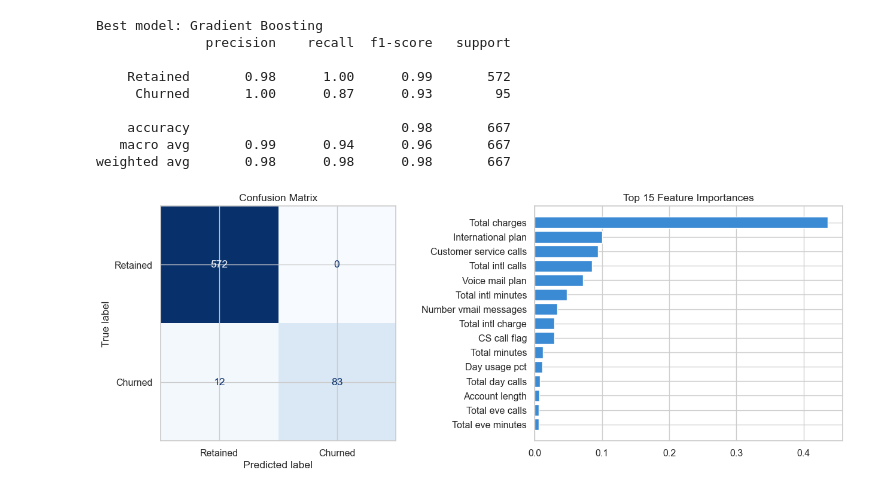
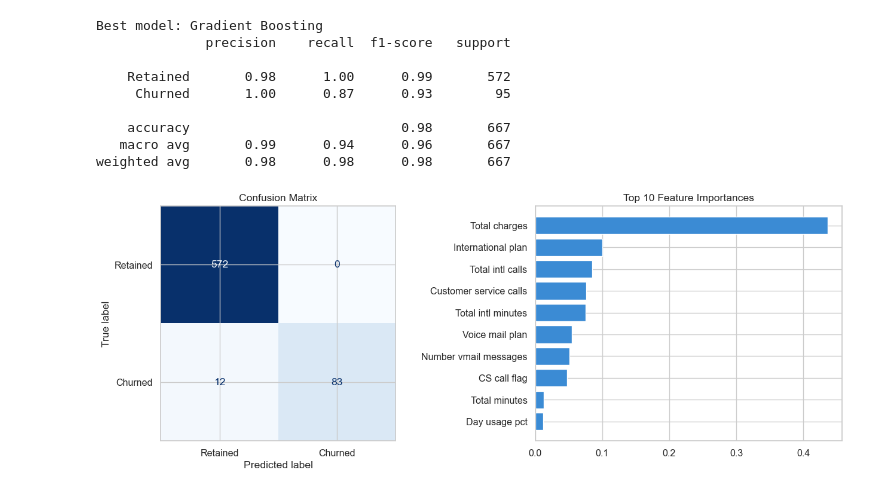
Before and after one commit to SewminiKaveesha/Customer-churn-prediction, a Jupyter notebook: Notebooks/06_Model Evaluation.ipynb, the cells around one changed output. Saved outputs shown, nothing was run; the diff lists cells and outputs as text; code cells hidden in the pictures.

```diff
--- a/Notebooks/06_Model Evaluation.ipynb
+++ b/Notebooks/06_Model Evaluation.ipynb
@@ -54,33 +54,33 @@ plt.show()
 # %%
 # Choosing best model
 best_name  = max(results, key=lambda n: results[n]['auc'])
 best_model = models[best_name]
 y_pred     = best_model.predict(X_test_s)
 y_prob     = best_model.predict_proba(X_test_s)[:,1]
 
 print(f"Best model: {best_name}")
 print(classification_report(y_test, y_pred, target_names=['Retained','Churned']))
 
 fig, axes = plt.subplots(1, 2, figsize=(13, 5))
 ConfusionMatrixDisplay.from_predictions(y_test, y_pred,
     display_labels=['Retained','Churned'], cmap='Blues', ax=axes[0], colorbar=False)
 axes[0].set_title('Confusion Matrix')
 
 imp_df = pd.DataFrame({'Feature':X_train.columns,
                        'Importance':best_model.feature_importances_})
-imp_df = imp_df.sort_values('Importance', ascending=True).tail(15)
+imp_df = imp_df.sort_values('Importance', ascending=True).tail(10)
 axes[1].barh(imp_df['Feature'], imp_df['Importance'], color='#3B8BD4', edgecolor='white')
-axes[1].set_title('Top 15 Feature Importances')
+axes[1].set_title('Top 10 Feature Importances')
 plt.tight_layout()
 plt.show()
 # %% [output]
 Best model: Gradient Boosting
               precision    recall  f1-score   support
 
     Retained       0.98      1.00      0.99       572
      Churned       1.00      0.87      0.93        95
 
     accuracy                           0.98       667
    macro avg       0.99      0.94      0.96       667
 weighted avg       0.98      0.98      0.98       667
-[figure, old version]
+[figure, new version]
```
Also changed, not shown: parts of 2 cells of this notebook, 3 other files.
